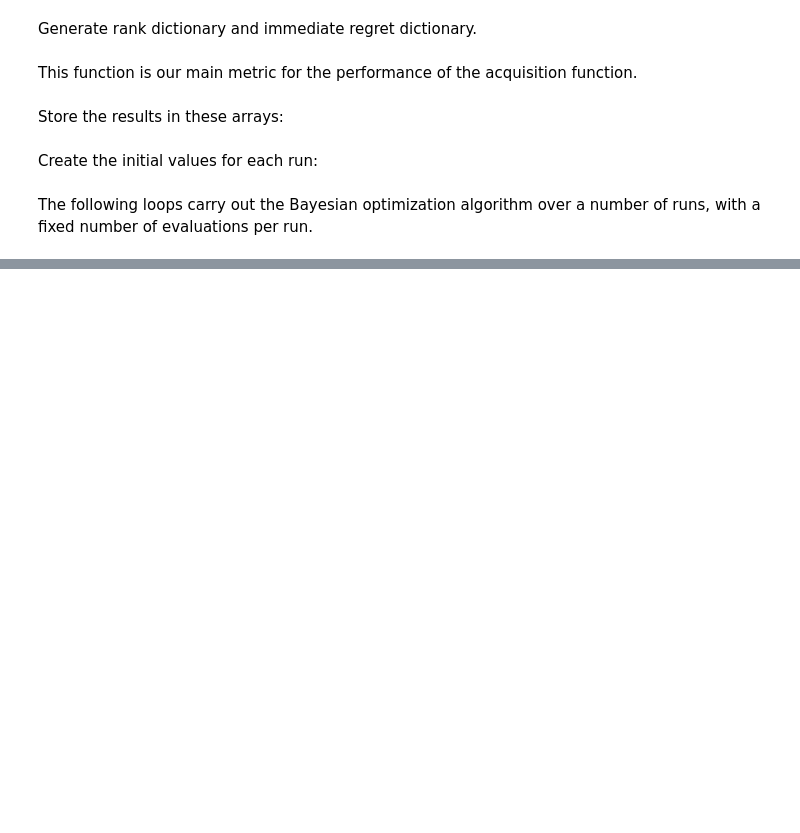
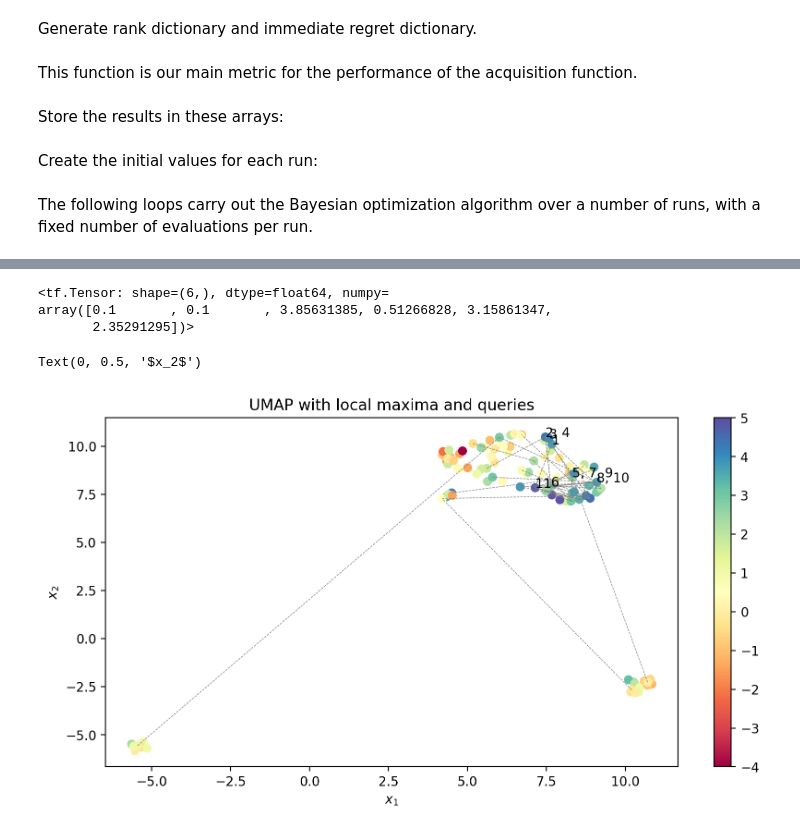
Before and after one commit to sebtsh/Top-k-Ranking-Bayesian-Optimization, a Jupyter notebook: notebooks/SUSHI/MPES_SUSHI.ipynb, the cells around one changed output, grey strips where cells are left out. Drawn from its saved outputs; the diff is of its cells as text; code cells hidden in the pictures; blank space fills up the shorter version.

```diff
--- a/notebooks/SUSHI/MPES_SUSHI.ipynb
+++ b/notebooks/SUSHI/MPES_SUSHI.ipynb
@@ -262,0 +381,2 @@ pickle.dump((X_results, y_results, immediate_regret), open(results_dir + "res.p"
+# %%
+idx_to_plot = np.unique(idx_results)
@@ -262,0 +387,4 @@ pickle.dump((X_results, y_results, immediate_regret), open(results_dir + "res.p"
+# %%
+orders = ["8, 10", "5, 7, 9", "6", "11", "1", "2, 4", "3"]
+# %%
+idx_orders_tuples = list(zip(idx_to_plot, orders))
@@ -262,0 +433,6 @@ pickle.dump((X_results, y_results, immediate_regret), open(results_dir + "res.p"
+# %%
+obj_model.kernel.lengthscale
+# %% [output]
+<tf.Tensor: shape=(6,), dtype=float64, numpy=
+array([0.1       , 0.1       , 3.85631385, 0.51266828, 3.15861347,
+       2.35291295])>
@@ -262,0 +441,19 @@ pickle.dump((X_results, y_results, immediate_regret), open(results_dir + "res.p"
+# %%
+reducer = umap.UMAP()
+umap_embed = reducer.fit_transform(features)
+# %%
+plt.figure(figsize=(10, 5), dpi=200)
+plt.scatter(umap_embed[:, 0], umap_embed[:, 1], c=fvals, cmap='Spectral')
+for tup in idx_orders_tuples:
+    plt.text(umap_embed[tup[0], 0], umap_embed[tup[0], 1], str(tup[1]))
+for pair in final:
+    x_vals = [umap_embed[pair[0], 0], umap_embed[pair[1], 0]]
+    y_vals = [umap_embed[pair[0], 1], umap_embed[pair[1], 1]]
+    plt.plot(x_vals, y_vals, linestyle='dashed', linewidth=0.5, color='gray' )
+plt.colorbar()
+plt.title("UMAP with local maxima and queries")
+plt.xlabel("$x_1$")
+plt.ylabel("$x_2$")
+# %% [output]
+Text(0, 0.5, '$x_2$')
+[figure, added]
```
Also changed, not shown: parts of 37 cells of this notebook.
